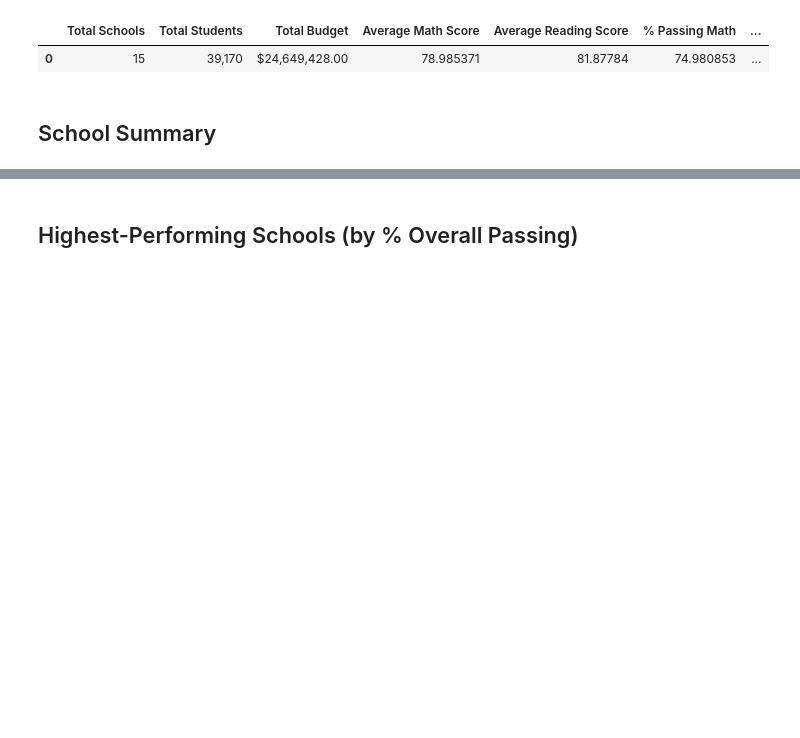
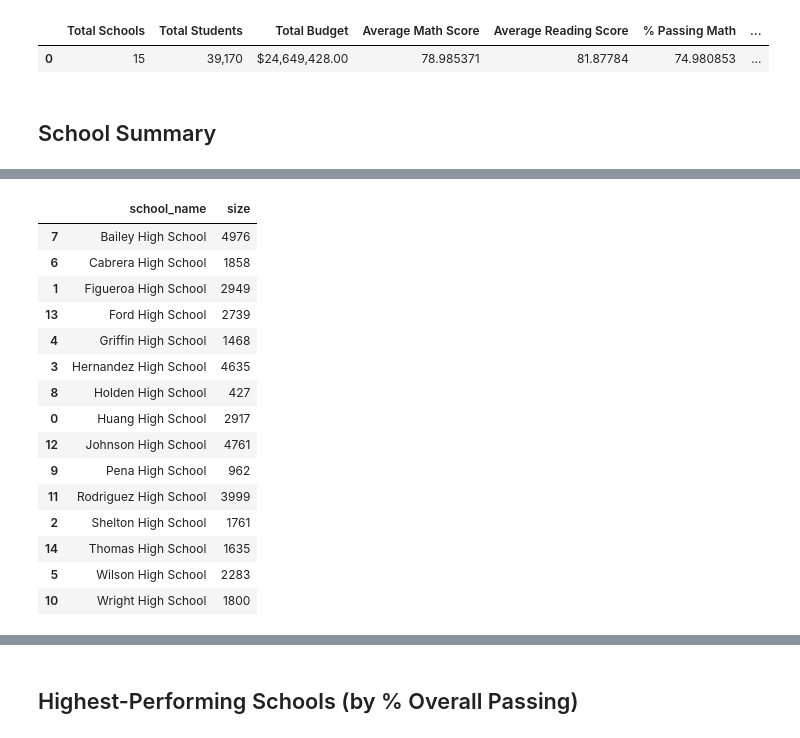
Before and after one commit to LunarKoiFish/pandas-challenge, a Jupyter notebook: PyCitySchools/PyCitySchools_starter.ipynb, the cells around one changed output, grey strips where cells are left out. Saved outputs shown, nothing was run; the diff lists cells and outputs as text; code cells hidden in the pictures; blank space fills up the shorter version.

```diff
--- a/PyCitySchools/PyCitySchools_starter.ipynb
+++ b/PyCitySchools/PyCitySchools_starter.ipynb
@@ -117,3 +140,22 @@ school_types = school_data.set_index(["school_name"])["type"]
 # %%
 # Calculate the total student count per school from school_data
-per_school_counts =
+per_school_counts = school_data[['school_name','size']]
+per_school_counts = per_school_counts.sort_values(by=per_school_counts.columns[0])
+per_school_counts
+# %% [output]
+|  | school_name | size |
+| 7 | Bailey High School | 4976 |
+| 6 | Cabrera High School | 1858 |
+| 1 | Figueroa High School | 2949 |
+| 13 | Ford High School | 2739 |
+| 4 | Griffin High School | 1468 |
+| 3 | Hernandez High School | 4635 |
+| 8 | Holden High School | 427 |
+| 0 | Huang High School | 2917 |
+| 12 | Johnson High School | 4761 |
+| 9 | Pena High School | 962 |
+| 11 | Rodriguez High School | 3999 |
+| 2 | Shelton High School | 1761 |
+| 14 | Thomas High School | 1635 |
+| 5 | Wilson High School | 2283 |
+| 10 | Wright High School | 1800 |
```
Also changed, not shown: parts of 24 cells of this notebook.
